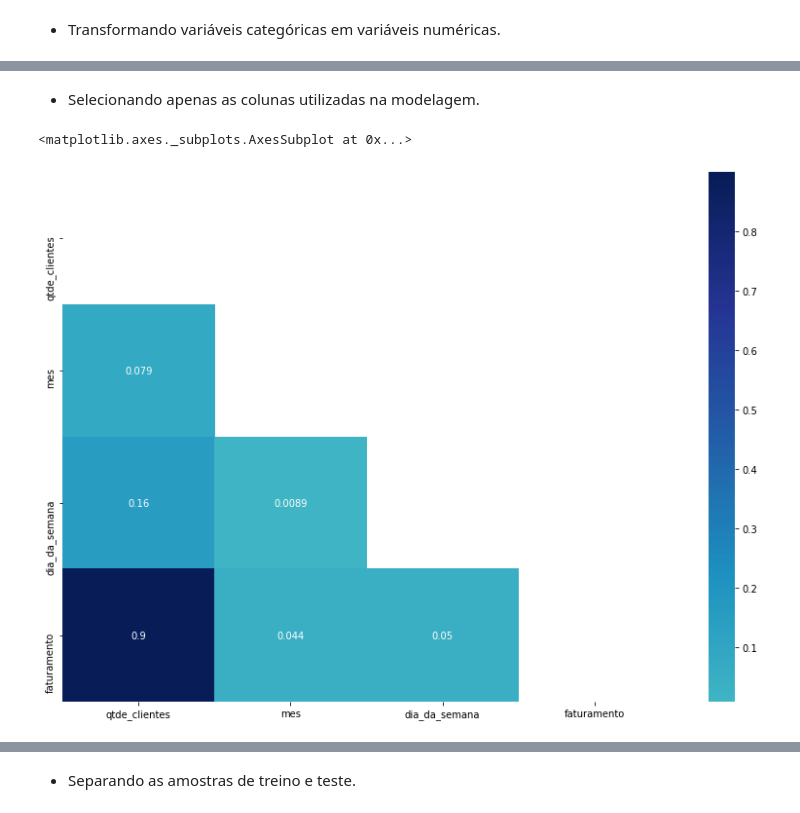
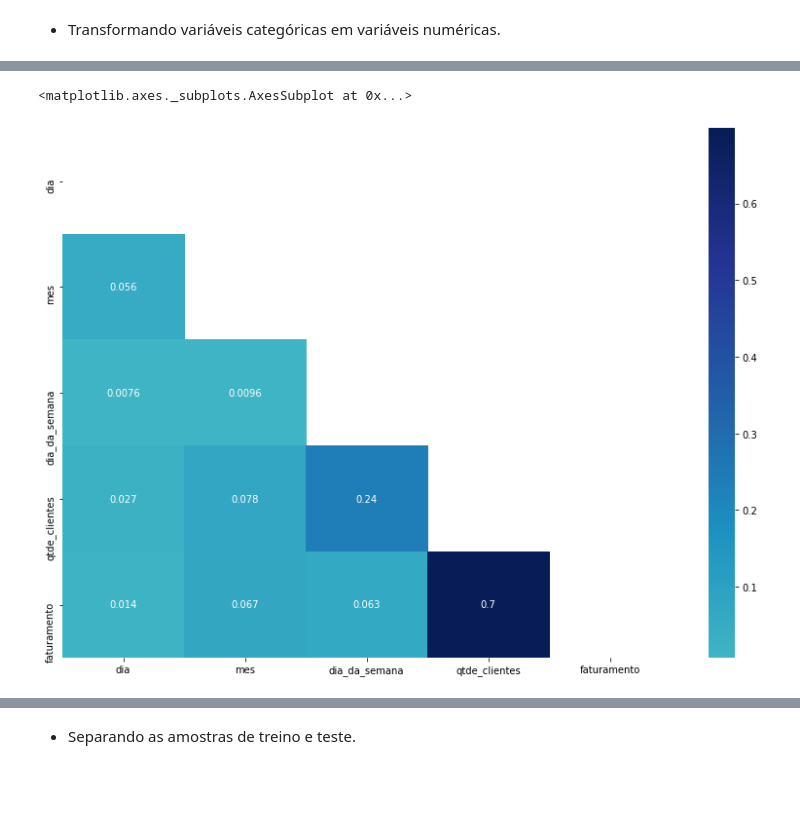
Before and after one commit to robertferro/previsao_faturamento_studio_estetica, a Jupyter notebook: 2 - Machine learning/Regressão/previsao_faturamento_modelos_machine_learning.ipynb, the cells around one changed output, grey strips where cells are left out. Saved outputs shown, nothing was run; the diff lists cells and outputs as text; code cells hidden in the pictures; blank space fills up the shorter version.

```diff
--- a/2 - Machine learning/Regressão/previsao_faturamento_modelos_machine_learning.ipynb
+++ b/2 - Machine learning/Regressão/previsao_faturamento_modelos_machine_learning.ipynb
@@ -267,2 +210,6 @@ dados.head()
+# %%
+dados_ml = dados[['qtde_clientes','dia','mes','dia_da_semana','faturamento']]
+# %%
+dados_ml = dados_ml[['dia','mes','dia_da_semana','qtde_clientes','faturamento']]
 # %% [markdown]
  - Transformando variáveis categóricas em variáveis numéricas.
@@ -280,8 +232,3 @@ Index(['dia_da_semana', 'data_atendimento', 'design_de_sobrancelhas',
 from sklearn.preprocessing import LabelEncoder
 # %%
 enconder = LabelEncoder()
-# %%
-dados['dia_da_semana'] = enconder.fit_transform(dados['dia_da_semana'])
-dados['data_atendimento'] = enconder.fit_transform(dados['data_atendimento'])
-# %% [markdown]
- - Selecionando apenas as colunas utilizadas na modelagem.
@@ -290,10 +235,12 @@ dados = dados[['qtde_clientes','mes','dia_da_semana','faturamento']]
+# %%
+dados_ml['dia_da_semana'] = enconder.fit_transform(dados_ml['dia_da_semana'])
 # %%
 plt.figure(figsize=(14,10))
 
-corr = dados.corr().abs()
+corr = dados_ml.corr().abs()
 mask = np.triu(np.ones_like(corr, dtype=np.bool))
 
 sns.heatmap(corr, mask=mask, annot=True, center=0, cmap="YlGnBu")
 # %% [output]
 <matplotlib.axes._subplots.AxesSubplot at 0x...>
-[figure, old version]
+[figure, new version]
```
Also changed, not shown: parts of 65 cells of this notebook.
